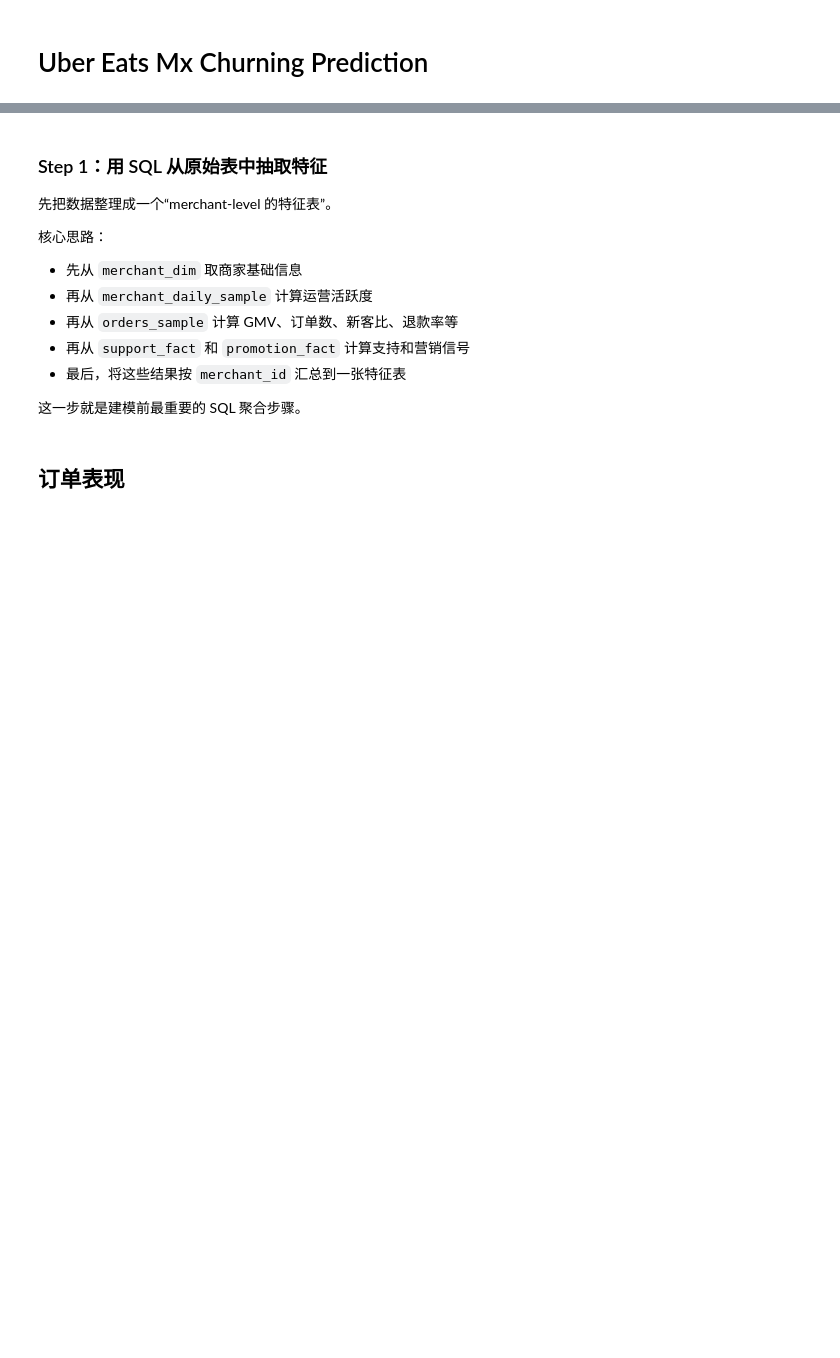
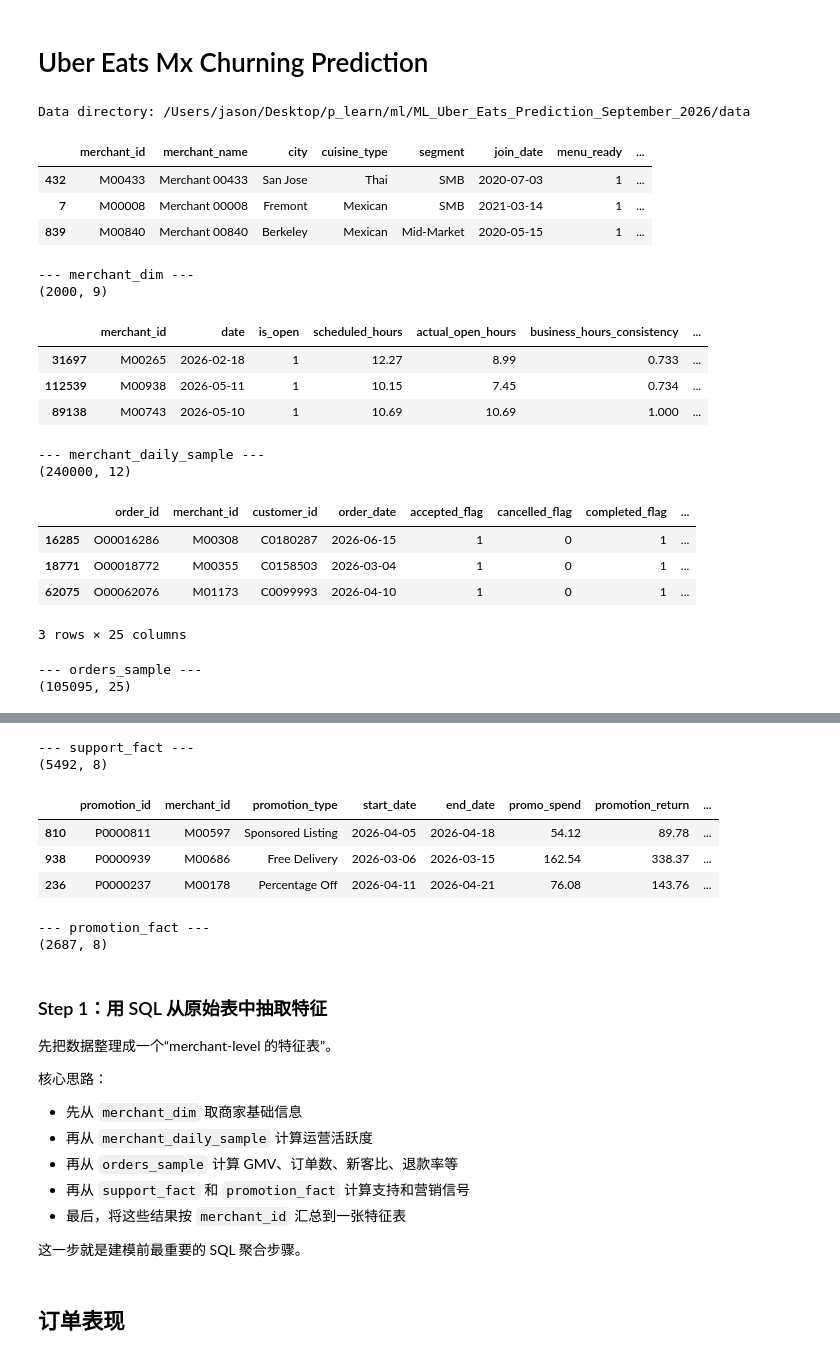
Before and after one commit to jzqazken/ML_Uber_Eats_Prediction_September_2026, a Jupyter notebook: Model_lesson1.ipynb, the cells around one changed output, grey strips where cells are left out. Saved outputs shown, nothing was run; the diff lists cells and outputs as text; code cells hidden in the pictures; blank space fills up the shorter version.

```diff
--- a/Model_lesson1.ipynb
+++ b/Model_lesson1.ipynb
@@ -3,26 +3,47 @@
 # %%
 from pathlib import Path
 import pandas as pd
 
 # V3 原始训练数据：五张表都放在仓库的 data/ 目录中
 data_dir = Path('data')
 print('Data directory:', data_dir.resolve())
 
 # 读取核心表
 merchant_dim_df = pd.read_csv(data_dir / 'merchant_dim.csv')
 merchant_daily_df = pd.read_csv(data_dir / 'merchant_daily_sample.csv')
 orders_fact_df = pd.read_csv(data_dir / 'orders_sample.csv')
 support_fact_df = pd.read_csv(data_dir / 'support_fact.csv')
 promotion_fact_df = pd.read_csv(data_dir / 'promotion_fact.csv')
 
 # 先看关键表结构
 for name, df in {
     'merchant_dim': merchant_dim_df,
     'merchant_daily_sample': merchant_daily_df,
     'orders_sample': orders_fact_df,
     'support_fact': support_fact_df,
     'promotion_fact': promotion_fact_df,
 }.items():
-    display(df.head(3))
+    display(df.sample(3))
     print(f'\n--- {name} ---')
     print(df.shape)
+# %% [output]
+Data directory: /Users/jason/Desktop/p_learn/ml/ML_Uber_Eats_Prediction_September_2026/data
+|  | merchant_id | merchant_name | city | cuisine_type | segment | join_date | menu_ready | ... |
+| 432 | M00433 | Merchant 00433 | San Jose | Thai | SMB | 2020-07-03 | 1 | ... |
+| 7 | M00008 | Merchant 00008 | Fremont | Mexican | SMB | 2021-03-14 | 1 | ... |
+| 839 | M00840 | Merchant 00840 | Berkeley | Mexican | Mid-Market | 2020-05-15 | 1 | ... |
+--- merchant_dim ---
+(2000, 9)
+|  | merchant_id | date | is_open | scheduled_hours | actual_open_hours | business_hours_consistency | ... |
+| 31697 | M00265 | 2026-02-18 | 1 | 12.27 | 8.99 | 0.733 | ... |
+| 112539 | M00938 | 2026-05-11 | 1 | 10.15 | 7.45 | 0.734 | ... |
+| 89138 | M00743 | 2026-05-10 | 1 | 10.69 | 10.69 | 1.000 | ... |
+--- merchant_daily_sample ---
+(240000, 12)
+|  | order_id | merchant_id | customer_id | order_date | accepted_flag | cancelled_flag | completed_flag | ... |
+| 16285 | O00016286 | M00308 | C0180287 | 2026-06-15 | 1 | 0 | 1 | ... |
+| 18771 | O00018772 | M00355 | C0158503 | 2026-03-04 | 1 | 0 | 1 | ... |
+| 62075 | O00062076 | M01173 | C0099993 | 2026-04-10 | 1 | 0 | 1 | ... |
+3 rows × 25 columns
+--- orders_sample ---
+(105095, 25)
@@ -29,3 +54,11 @@ for name, df in {
+--- support_fact ---
+(5492, 8)
+|  | promotion_id | merchant_id | promotion_type | start_date | end_date | promo_spend | promotion_return | ... |
+| 810 | P0000811 | M00597 | Sponsored Listing | 2026-04-05 | 2026-04-18 | 54.12 | 89.78 | ... |
+| 938 | P0000939 | M00686 | Free Delivery | 2026-03-06 | 2026-03-15 | 162.54 | 338.37 | ... |
+| 236 | P0000237 | M00178 | Percentage Off | 2026-04-11 | 2026-04-21 | 76.08 | 143.76 | ... |
+--- promotion_fact ---
+(2687, 8)
 # %%
 ## Collect data
 # %% [markdown]
```
Also changed, not shown: parts of 5 cells of this notebook, 1 other file.
